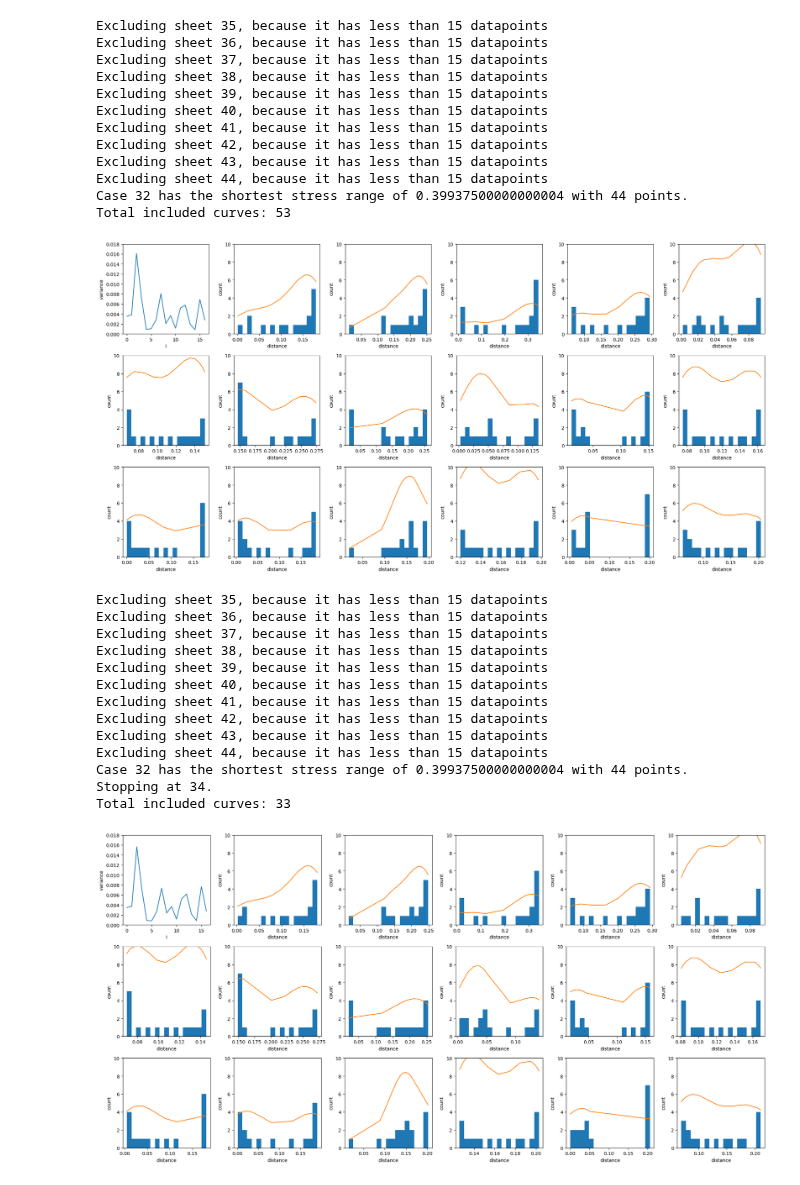
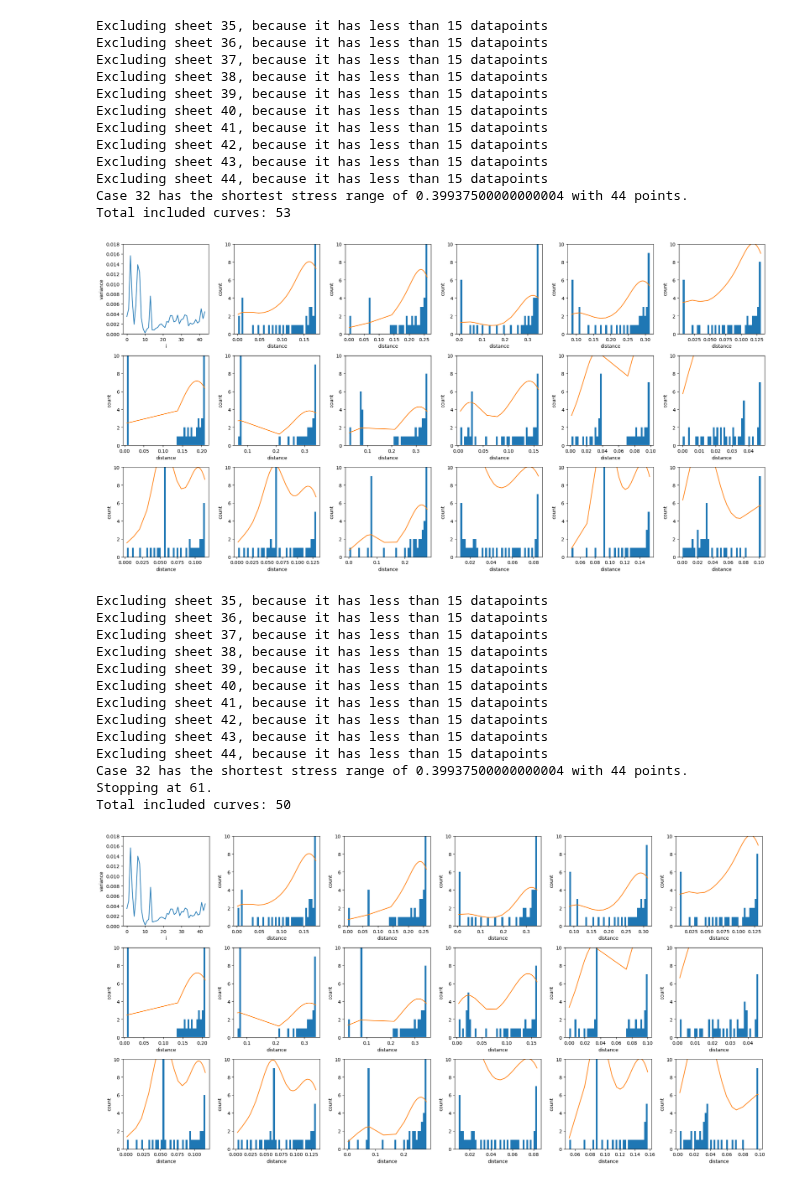
Before and after one commit to siemdejong/skinstression, a Jupyter notebook: notebooks/6-sjg-PCA_test_information_leakage.ipynb, the cells around one changed output. Cells and saved outputs as stored; diff of their text form; code cells hidden in the pictures.

```diff
--- a/notebooks/6-sjg-PCA_test_information_leakage.ipynb
+++ b/notebooks/6-sjg-PCA_test_information_leakage.ipynb
@@ -7,5 +7,6 @@ from scipy.interpolate import interp1d
 from typing import Optional
 from scipy.stats import gaussian_kde
 # %%
+# Constants
+min_data_points = 10
 file = "../data/SSCURVES(1-61).xlsx"
-xls = pd.ExcelFile(file)
@@ -52,7 +132,7 @@ def make_data_matrix(smallest_stress_range: list[float, int, int], stop: Optiona
         df_list.append(df)
 
     y_dflist = []
-    xc = int(smallest_stress_range[1])
+    xc = int(smallest_stress_range[1]) - 1
 
     for i in range(len(df_list)):
         interpolated = np.interp(df_list[xc]['Stress'], df_list[i]['Stress'], df_list[i]['Strain'])
@@ -62,20 +142,21 @@ def make_data_matrix(smallest_stress_range: list[float, int, int], stop: Optiona
 
     X = np.array(y_dflist)
 
-    return X, df_list[xc]['Stress']
+    return X, df_list[xc]['Stress'], df_list[xc]['Strain']
 # %%
 def calculate_components(X, number):
-    components = PCA(n_components=3).fit(X).components_
-    scores = PCA(n_components=3).fit(X).explained_variance_
-    mean = PCA(n_components=3).fit(X).mean_
+    pca = PCA(n_components=number).fit(X)
+    components = pca.components_
+    scores = pca.explained_variance_
+    mean = pca.mean_
 
-    return components, scores, mean
+    return components, scores, mean, pca
 # %%
 def plot_spread_of_set(stop: Optional[int] = None):
     smallest_stress_range = calculate_smallest_range(stop)
-    X, base = make_data_matrix(smallest_stress_range, stop)
+    X, base, base2 = make_data_matrix(smallest_stress_range, stop)
 
-    components, scores, mean = calculate_components(X, 3)
+    components, scores, mean, pca = calculate_components(X, 3)
 
     variances = []
     distances_array = []
@@ -107,9 +188,9 @@ def plot_spread_of_set(stop: Optional[int] = None):
 
     plt.show(block=False)
 
-    return components, scores, mean, base
+    return components, scores, mean, base, pca, X, base2
 # %%
-components_large, scores_large, mean_large, base = plot_spread_of_set()
+components_large, scores_large, mean_large, base, pca_large, X, base2 = plot_spread_of_set()
 # %% [output]
 Excluding sheet 35, because it has less than 15 datapoints
 Excluding sheet 36, because it has less than 15 datapoints
@@ -123,21 +204,21 @@ Excluding sheet 43, because it has less than 15 datapoints
 Excluding sheet 44, because it has less than 15 datapoints
 Case 32 has the shortest stress range of 0.39937500000000004 with 44 points.
 Total included curves: 53
-[figure, old version]
+[figure, new version]
 # %%
-components_small, scores_small, mean_small, base = plot_spread_of_set(stop=33) # 35 ~ 60% of all data.
+components_small, scores_small, mean_small, base, pca_small, X, base2 = plot_spread_of_set(stop=50) # 35 ~ 60% of all data.
 # %% [output]
 Excluding sheet 35, because it has less than 15 datapoints
 Excluding sheet 36, because it has less than 15 datapoints
 Excluding sheet 37, because it has less than 15 datapoints
 Excluding sheet 38, because it has less than 15 datapoints
 Excluding sheet 39, because it has less than 15 datapoints
 Excluding sheet 40, because it has less than 15 datapoints
 Excluding sheet 41, because it has less than 15 datapoints
 Excluding sheet 42, because it has less than 15 datapoints
 Excluding sheet 43, because it has less than 15 datapoints
 Excluding sheet 44, because it has less than 15 datapoints
 Case 32 has the shortest stress range of 0.39937500000000004 with 44 points.
-Stopping at 34.
-Total included curves: 33
+Stopping at 61.
+Total included curves: 50
-[figure, old version]
+[figure, new version]
```
Also changed, not shown: parts of 3 cells of this notebook.
